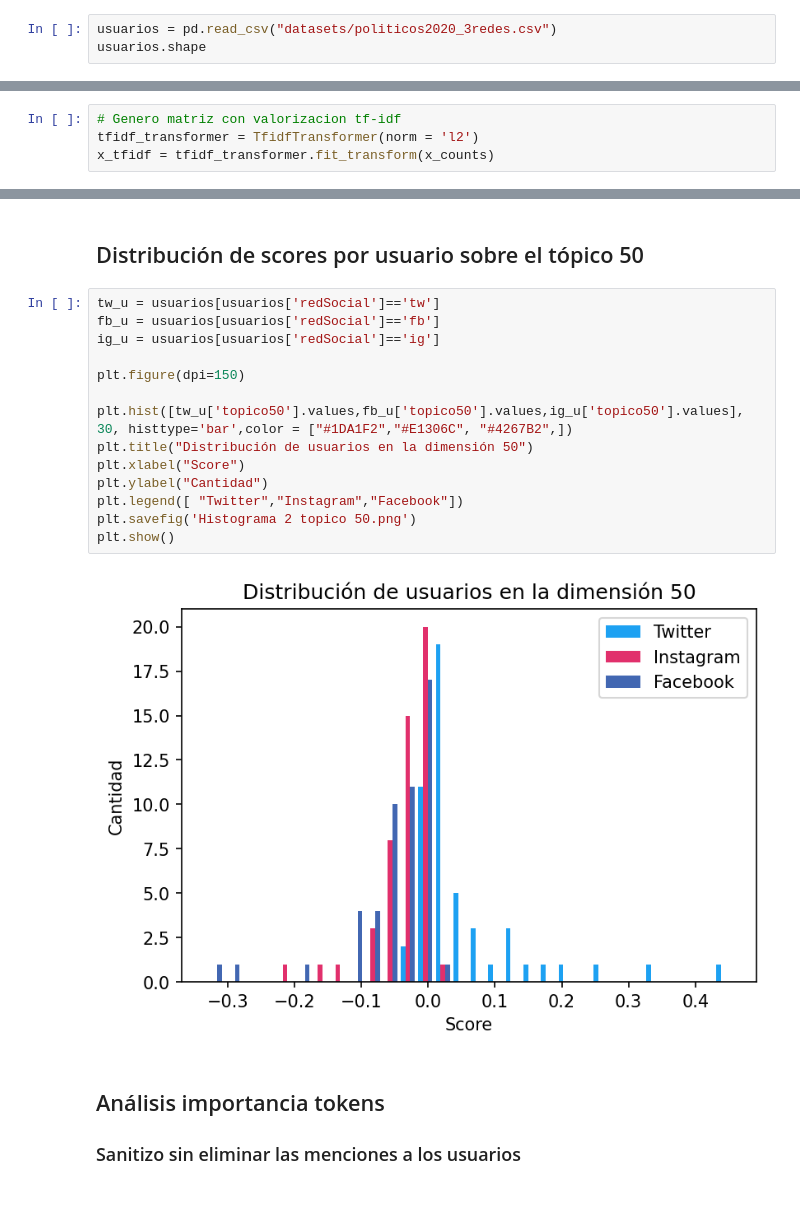
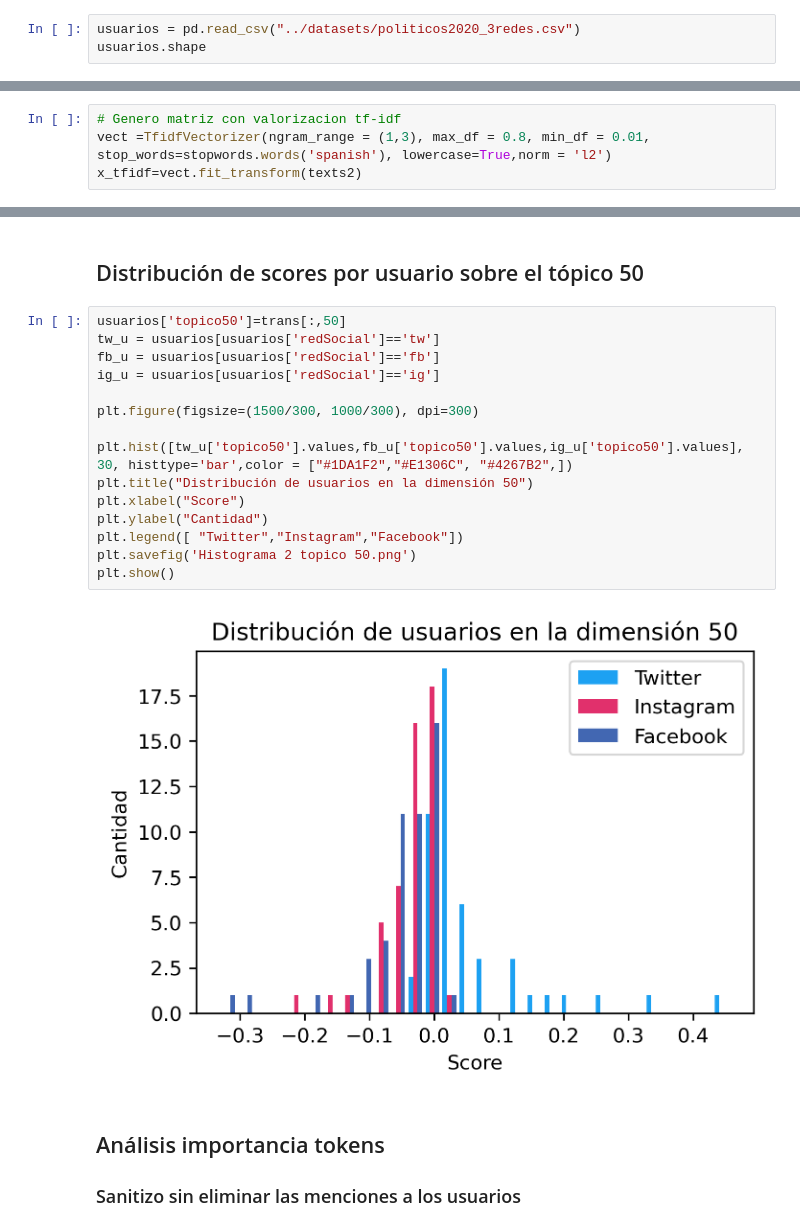
Before and after one commit to jmanuoz/Aprendizaje-automatico-para-el-analisis-cross-plataforma-de-la-comunicacion-politica, a Jupyter notebook: H3.ipynb, the cells around one changed output, grey strips where cells are left out. Saved outputs shown, nothing was run; the diff lists cells and outputs as text; blank space fills up the shorter version.

```diff
--- a/H3.ipynb
+++ b/H3.ipynb
@@ -17,7 +18,7 @@ Este dataset contiene 3 usuarios por político, donde cada usuario es una fila y
 
 Para mas información sobre el dataset ir al paper.
 # %%
-usuarios = pd.read_csv("datasets/politicos2020_3redes.csv")
+usuarios = pd.read_csv("../datasets/politicos2020_3redes.csv")
 usuarios.shape
 # %% [output]
 (150, 16)
@@ -53,8 +54,8 @@ count_vect = CountVectorizer(ngram_range = (1,3), max_df = 0.8, min_df = 0.01, s
 x_counts = count_vect.fit_transform(texts2)
 # %%
 # Genero matriz con valorizacion tf-idf
-tfidf_transformer = TfidfTransformer(norm = 'l2')
-x_tfidf = tfidf_transformer.fit_transform(x_counts)
+vect =TfidfVectorizer(ngram_range = (1,3), max_df = 0.8, min_df = 0.01, stop_words=stopwords.words('spanish'), lowercase=True,norm = 'l2')
+x_tfidf=vect.fit_transform(texts2)
 # %% [markdown]
 ## Identifico las 100 distribuciones principales de palabras
 # %%
@@ -188,21 +183,22 @@ words_scores_50_2[['word','score']]
 # %% [markdown]
 ## Distribución de scores por usuario sobre el tópico 50
 # %%
+usuarios['topico50']=trans[:,50]
 tw_u = usuarios[usuarios['redSocial']=='tw']
 fb_u = usuarios[usuarios['redSocial']=='fb']
 ig_u = usuarios[usuarios['redSocial']=='ig']
 
-plt.figure(dpi=150)
+plt.figure(figsize=(1500/300, 1000/300), dpi=300)
 
 plt.hist([tw_u['topico50'].values,fb_u['topico50'].values,ig_u['topico50'].values], 30, histtype='bar',color = ["#1DA1F2","#E1306C", "#4267B2",])
 plt.title("Distribución de usuarios en la dimensión 50")
 plt.xlabel("Score")
 plt.ylabel("Cantidad")
 plt.legend([ "Twitter","Instagram","Facebook"])
 plt.savefig('Histograma 2 topico 50.png')
 plt.show()
 # %% [output]
-[figure, old version]
+[figure, new version]
 # %% [markdown]
 ## Análisis importancia tokens
 
```
Also changed, not shown: parts of 8 cells of this notebook.
